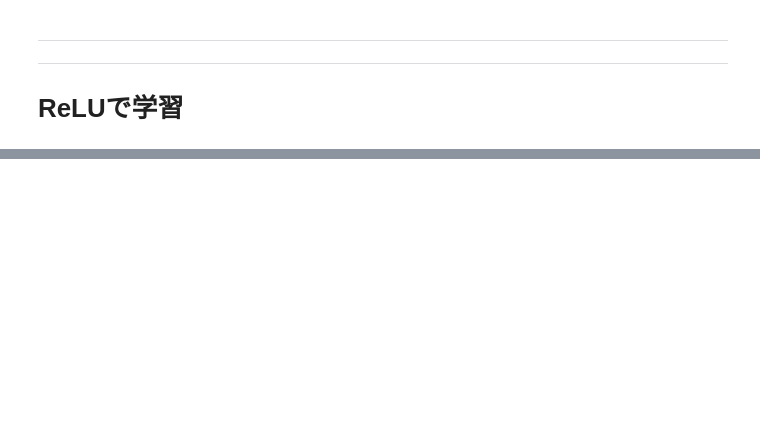
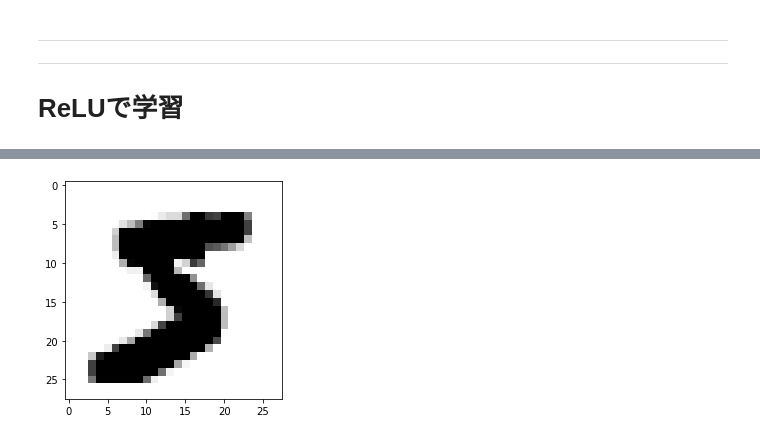
Before and after one commit to WAT36/python, a Jupyter notebook: machine_learning/deeplearning/mnist.ipynb, the cells around one changed output, grey strips where cells are left out. Drawn from its saved outputs; the diff is of its cells as text; code cells hidden in the pictures; blank space fills up the shorter version.

Commit message:
フィルターなんかねえ

```diff
--- a/machine_learning/deeplearning/mnist.ipynb
+++ b/machine_learning/deeplearning/mnist.ipynb
@@ -190,0 +193,4 @@ plt.show()
+# %%
+#3*3フィルター
+filter = np.array([[0,1,1],[0,1,1],[0,1,1]])
+print(filter)
@@ -190,0 +208,26 @@ plt.show()
+# %%
+#フィルター適用
+def do_filter(x,f):
+    filtered=np.zeros((len(x),len(x[0])))
+    for i in range(len(x)):
+        if(i==0 or i==len(x)-1):
+            continue
+        else:
+            for j in range(len(x[0]-3)):
+                if(j==0 or j==len(x[0])-1):
+                    continue
+                else:
+                    gij=0
+                    for u in range(-1,2):
+                        for v in range(-1,2):
+                            gij+=x[i+u][j+v]*f[u+1][v+1]
+                    filtered[i][j]=gij
+    return filtered
+
+#図示
+x0_filtered=do_filter(x0,filter)
+plt.figure()
+plt.imshow(x0_filtered,interpolation='nearest',vmin=0,vmax=255,cmap='binary')
+plt.show()
+# %% [output]
+[figure, added]
```
Also changed, not shown: parts of 9 cells of this notebook.
